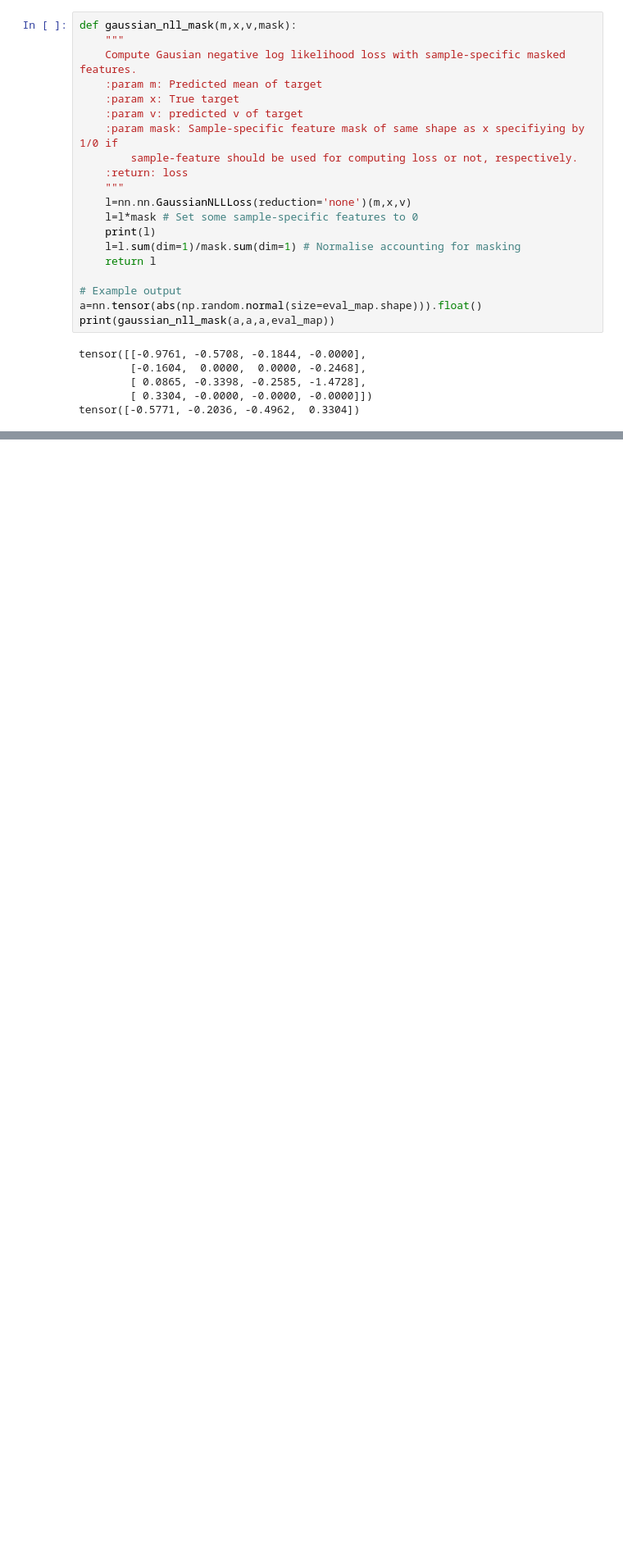
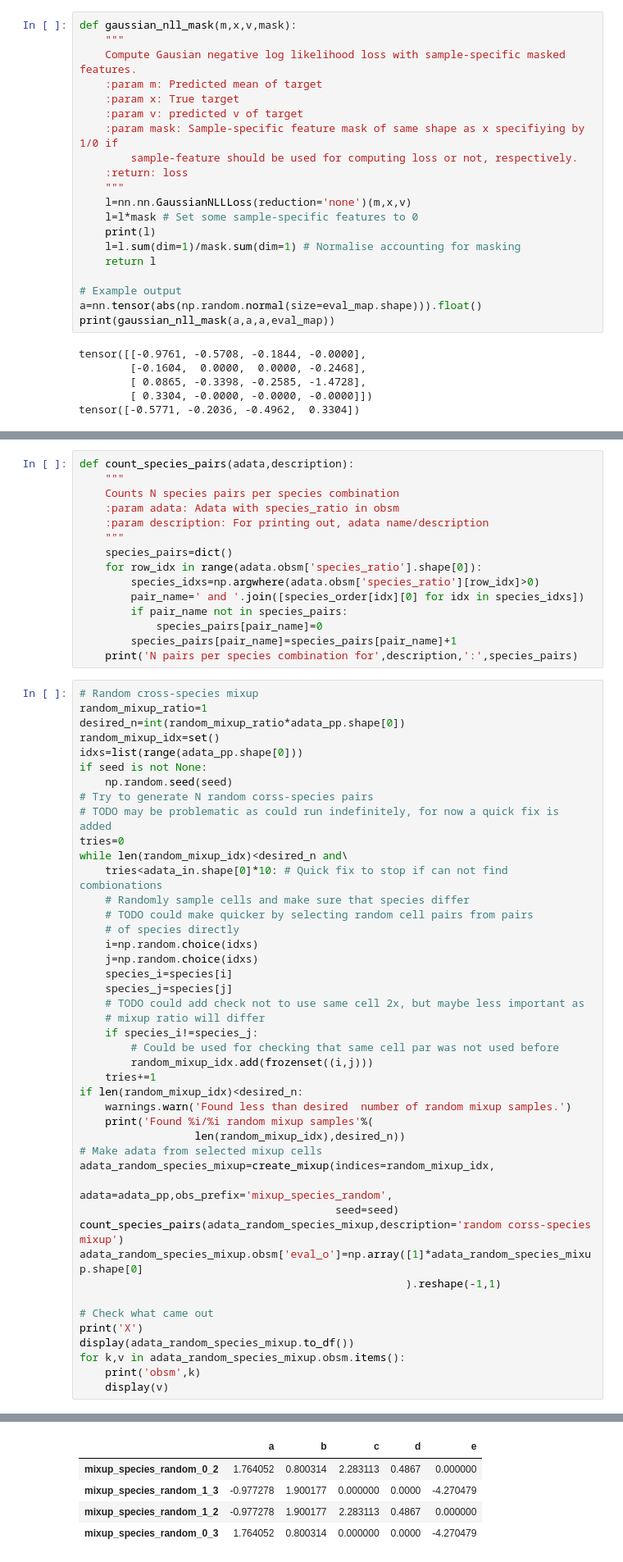
Before and after one commit to theislab/cross_system_integration, a Jupyter notebook: notebooks/adata_mock_setup.ipynb, the cells around one changed output, grey strips where cells are left out. Shown: that part at 82% size. Saved outputs shown, nothing was run; the diff lists cells and outputs as text; blank space fills up the shorter version.

Commit message:
mixup, translation prediction

```diff
--- a/notebooks/adata_mock_setup.ipynb
+++ b/notebooks/adata_mock_setup.ipynb
@@ -412,0 +522,60 @@ tensor([-0.5771, -0.2036, -0.4962,  0.3304])
+# %%
+def count_species_pairs(adata,description):
+    """
+    Counts N species pairs per species combination
+    :param adata: Adata with species_ratio in obsm
+    :param description: For printing out, adata name/description
+    """
+    species_pairs=dict()
+    for row_idx in range(adata.obsm['species_ratio'].shape[0]):
+        species_idxs=np.argwhere(adata.obsm['species_ratio'][row_idx]>0)
+        pair_name=' and '.join([species_order[idx][0] for idx in species_idxs])
+        if pair_name not in species_pairs:
+            species_pairs[pair_name]=0
+        species_pairs[pair_name]=species_pairs[pair_name]+1
+    print('N pairs per species combination for',description,':',species_pairs)
+# %%
+# Random cross-species mixup
+random_mixup_ratio=1
+desired_n=int(random_mixup_ratio*adata_pp.shape[0])
+random_mixup_idx=set()
+idxs=list(range(adata_pp.shape[0]))
+if seed is not None:
+    np.random.seed(seed)
+# Try to generate N random corss-species pairs
+# TODO may be problematic as could run indefinitely, for now a quick fix is added
+tries=0
+while len(random_mixup_idx)<desired_n and\
+    tries<adata_in.shape[0]*10: # Quick fix to stop if can not find combionations
+    # Randomly sample cells and make sure that species differ
+    # TODO could make quicker by selecting random cell pairs from pairs
+    # of species directly
+    i=np.random.choice(idxs)
+    j=np.random.choice(idxs)
+    species_i=species[i]
+    species_j=species[j]
+    # TODO could add check not to use same cell 2x, but maybe less important as
+    # mixup ratio will differ
+    if species_i!=species_j:
+        # Could be used for checking that same cell par was not used before
+        random_mixup_idx.add(frozenset((i,j)))
+    tries+=1
+if len(random_mixup_idx)<desired_n:
+    warnings.warn('Found less than desired  number of random mixup samples.')
+    print('Found %i/%i random mixup samples'%(
+                  len(random_mixup_idx),desired_n))
+# Make adata from selected mixup cells
+adata_random_species_mixup=create_mixup(indices=random_mixup_idx,
+                                        adata=adata_pp,obs_prefix='mixup_species_random',
+                                        seed=seed)
+count_species_pairs(adata_random_species_mixup,description='random corss-species mixup')
+adata_random_species_mixup.obsm['eval_o']=np.array([1]*adata_random_species_mixup.shape[0]
+                                                   ).reshape(-1,1)
+
+# Check what came out
+print('X')
+display(adata_random_species_mixup.to_df())
+for k,v in adata_random_species_mixup.obsm.items():
+    print('obsm',k)
+    display(v)
+# %% [output]
@@ -412,0 +584,5 @@ tensor([-0.5771, -0.2036, -0.4962,  0.3304])
+|  | a | b | c | d | e |
+| mixup_species_random_0_2 | 1.764052 | 0.800314 | 2.283113 | 0.4867 | 0.000000 |
+| mixup_species_random_1_3 | -0.977278 | 1.900177 | 0.000000 | 0.0000 | -4.270479 |
+| mixup_species_random_1_2 | -0.977278 | 1.900177 | 2.283113 | 0.4867 | 0.000000 |
+| mixup_species_random_0_3 | 1.764052 | 0.800314 | 0.000000 | 0.0000 | -4.270479 |
```
Also changed, not shown: parts of 12 cells of this notebook, 5 other files.
